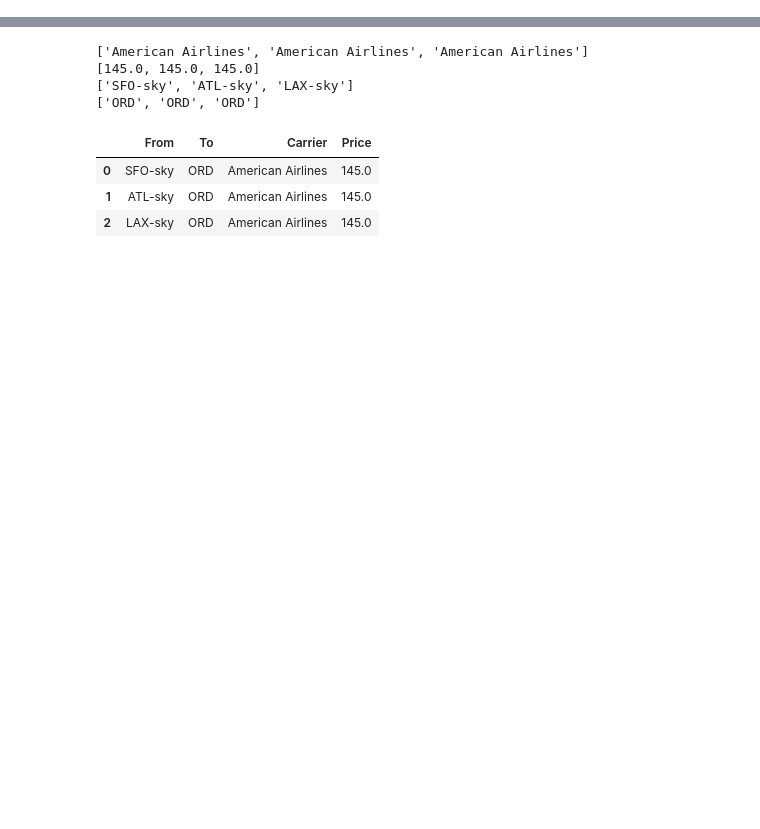
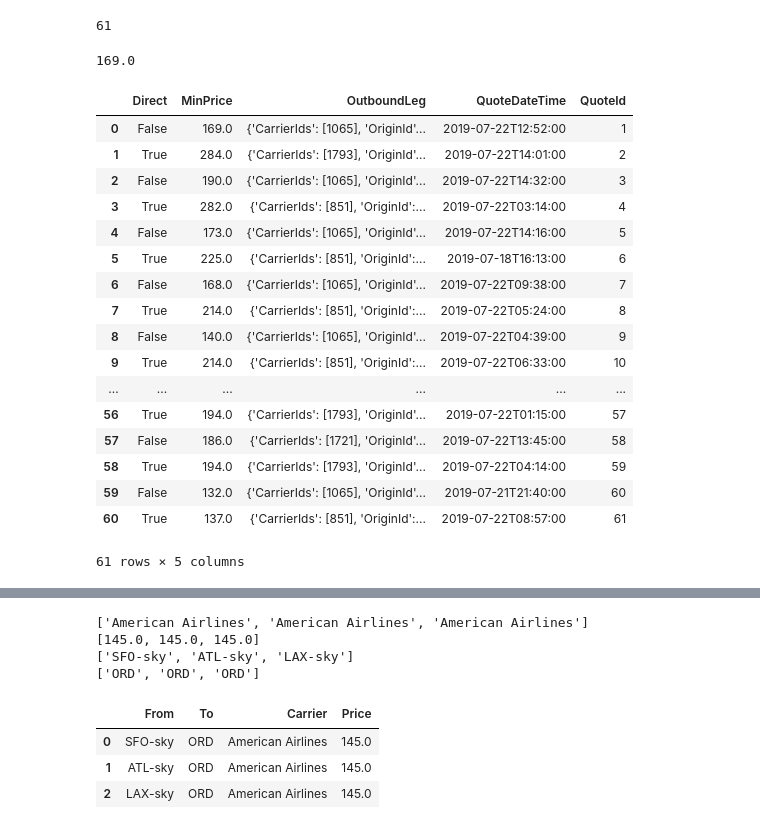
Before and after one commit to rgalindo125/Discovering_Travel_Options, a Jupyter notebook: Flightdatajessie.ipynb, the cells around one changed output, grey strips where cells are left out. Saved outputs shown, nothing was run; the diff lists cells and outputs as text; code cells hidden in the pictures; blank space fills up the shorter version.

```diff
--- a/Flightdatajessie.ipynb
+++ b/Flightdatajessie.ipynb
@@ -48,0 +180,4 @@ https://skyscanner-skyscanner-flight-search-v1.p.rapidapi.com/apiservices/browse
+# %%
+len(save_carrierIDs)
+# %% [output]
+61
@@ -49,3 +192,47 @@ https://skyscanner-skyscanner-flight-search-v1.p.rapidapi.com/apiservices/browse
+# %%
+carriers_name = response["Carriers"]
+carriers_name_df = pd.DataFrame(carriers_name)
+carriers_name_df
+places_origin = response["Places"][1]
+places_origin
+places_destination = response['Places'][0]
+places_destination
+
+prices_df = pd.DataFrame(prices)
+prices_df
+prices[0]['OutboundLeg']['CarrierIds']
+prices[0]['MinPrice']
+prices[0]['QuoteId']
+#prices = response['Quotes'][0]['MinPrice']
+prices = response['Quotes']
+b =prices[0]['OutboundLeg']['CarrierIds']
+a = prices[0]['MinPrice']
+a
+# %% [output]
+169.0
+# %%
+prices = response['Quotes']
+prices_df = pd.DataFrame(prices)
+prices_df
+# %% [output]
+|  | Direct | MinPrice | OutboundLeg | QuoteDateTime | QuoteId |
+| 0 | False | 169.0 | {'CarrierIds': [1065], 'OriginId'... | 2019-07-22T12:52:00 | 1 |
+| 1 | True | 284.0 | {'CarrierIds': [1793], 'OriginId'... | 2019-07-22T14:01:00 | 2 |
+| 2 | False | 190.0 | {'CarrierIds': [1065], 'OriginId'... | 2019-07-22T14:32:00 | 3 |
+| 3 | True | 282.0 | {'CarrierIds': [851], 'OriginId':... | 2019-07-22T03:14:00 | 4 |
+| 4 | False | 173.0 | {'CarrierIds': [1065], 'OriginId'... | 2019-07-22T14:16:00 | 5 |
+| 5 | True | 225.0 | {'CarrierIds': [851], 'OriginId':... | 2019-07-18T16:13:00 | 6 |
+| 6 | False | 168.0 | {'CarrierIds': [1065], 'OriginId'... | 2019-07-22T09:38:00 | 7 |
+| 7 | True | 214.0 | {'CarrierIds': [851], 'OriginId':... | 2019-07-22T05:24:00 | 8 |
+| 8 | False | 140.0 | {'CarrierIds': [1065], 'OriginId'... | 2019-07-22T04:39:00 | 9 |
+| 9 | True | 214.0 | {'CarrierIds': [851], 'OriginId':... | 2019-07-22T06:33:00 | 10 |
+| ... | ... | ... | ... | ... | ... |
+| 56 | True | 194.0 | {'CarrierIds': [1793], 'OriginId'... | 2019-07-22T01:15:00 | 57 |
+| 57 | False | 186.0 | {'CarrierIds': [1721], 'OriginId'... | 2019-07-22T13:45:00 | 58 |
+| 58 | True | 194.0 | {'CarrierIds': [1793], 'OriginId'... | 2019-07-22T04:14:00 | 59 |
+| 59 | False | 132.0 | {'CarrierIds': [1065], 'OriginId'... | 2019-07-21T21:40:00 | 60 |
+| 60 | True | 137.0 | {'CarrierIds': [851], 'OriginId':... | 2019-07-22T08:57:00 | 61 |
+61 rows × 5 columns
 # %%
 carrier=[]
 price=[]
```
Also changed, not shown: parts of 18 cells of this notebook, 6 other files.
